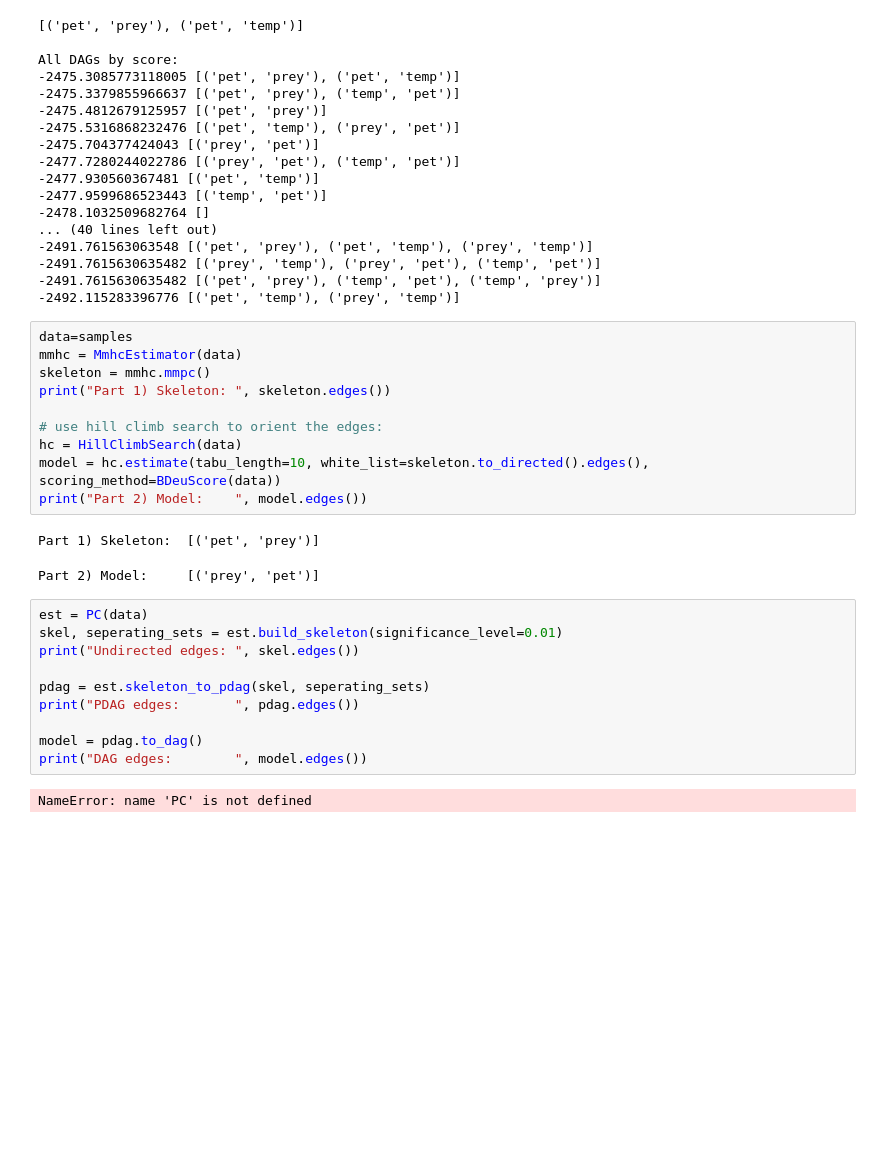
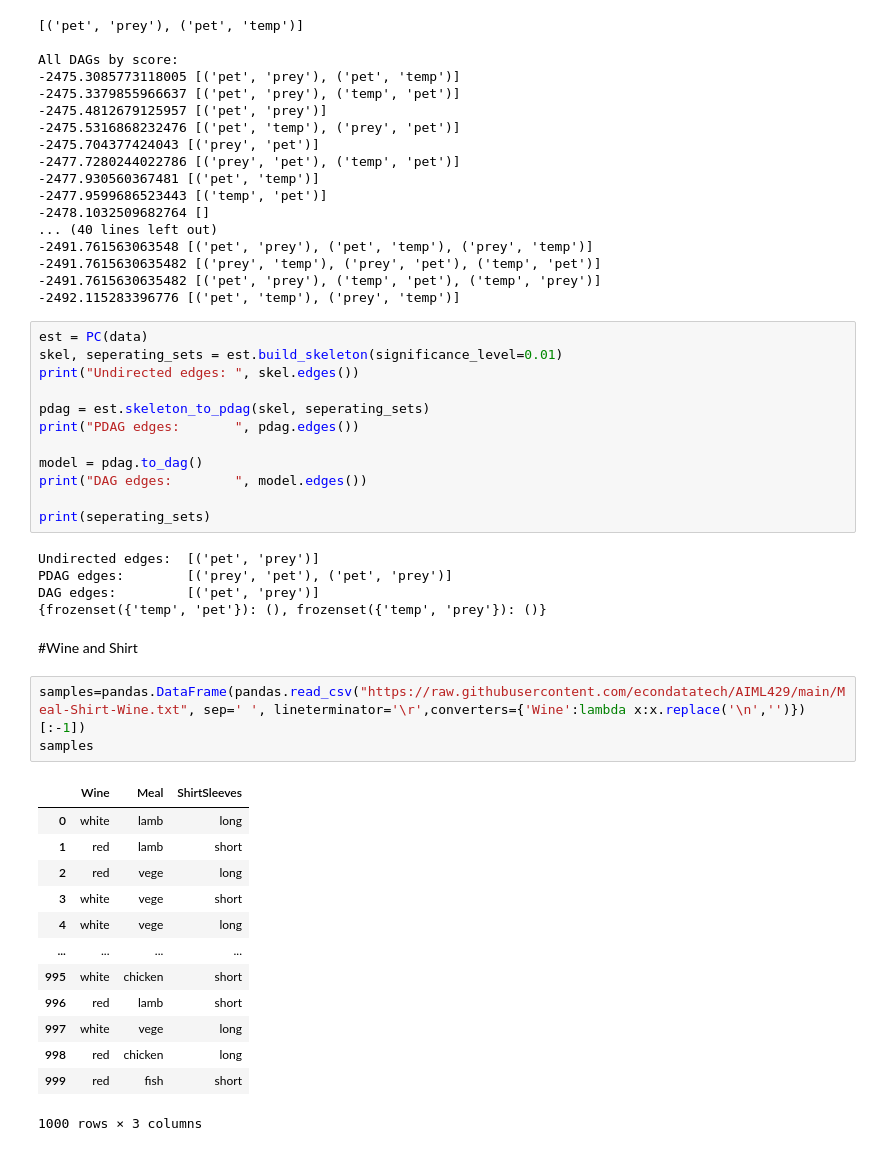
Before and after one commit to econdatatech/AIML429, a Jupyter notebook: PGM.ipynb, the cells around one changed output. Cells and saved outputs as stored; diff of their text form; blank space fills up the shorter version.

```diff
--- a/PGM.ipynb
+++ b/PGM.ipynb
@@ -67,19 +70,6 @@ All DAGs by score:
 -2491.7615630635482 [('prey', 'temp'), ('prey', 'pet'), ('temp', 'pet')]
 -2491.7615630635482 [('pet', 'prey'), ('temp', 'pet'), ('temp', 'prey')]
 -2492.115283396776 [('pet', 'temp'), ('prey', 'temp')]
-# %%
-data=samples
-mmhc = MmhcEstimator(data)
-skeleton = mmhc.mmpc()
-print("Part 1) Skeleton: ", skeleton.edges())
-
-# use hill climb search to orient the edges:
-hc = HillClimbSearch(data)
-model = hc.estimate(tabu_length=10, white_list=skeleton.to_directed().edges(), scoring_method=BDeuScore(data))
-print("Part 2) Model:    ", model.edges())
-# %% [output]
-Part 1) Skeleton:  [('pet', 'prey')]
-Part 2) Model:     [('prey', 'pet')]
 # %%
 est = PC(data)
 skel, seperating_sets = est.build_skeleton(significance_level=0.01)
@@ -90,5 +80,29 @@ print("PDAG edges:       ", pdag.edges())
 
 model = pdag.to_dag()
 print("DAG edges:        ", model.edges())
+
+print(seperating_sets)
 # %% [output]
-NameError: name 'PC' is not defined
+Undirected edges:  [('pet', 'prey')]
+PDAG edges:        [('prey', 'pet'), ('pet', 'prey')]
+DAG edges:         [('pet', 'prey')]
+{frozenset({'temp', 'pet'}): (), frozenset({'temp', 'prey'}): ()}
+# %% [markdown]
+#Wine and Shirt
+# %%
+samples=pandas.DataFrame(pandas.read_csv("https://raw.githubusercontent.com/econdatatech/AIML429/main/Meal-Shirt-Wine.txt", sep=' ', lineterminator='\r',converters={'Wine':lambda x:x.replace('\n','')})[:-1])
+samples
+# %% [output]
+|  | Wine | Meal | ShirtSleeves |
+| 0 | white | lamb | long |
+| 1 | red | lamb | short |
+| 2 | red | vege | long |
+| 3 | white | vege | short |
+| 4 | white | vege | long |
+| ... | ... | ... | ... |
+| 995 | white | chicken | short |
+| 996 | red | lamb | short |
+| 997 | white | vege | long |
+| 998 | red | chicken | long |
+| 999 | red | fish | short |
+1000 rows × 3 columns
```
Also changed, not shown: parts of 3 cells of this notebook.
